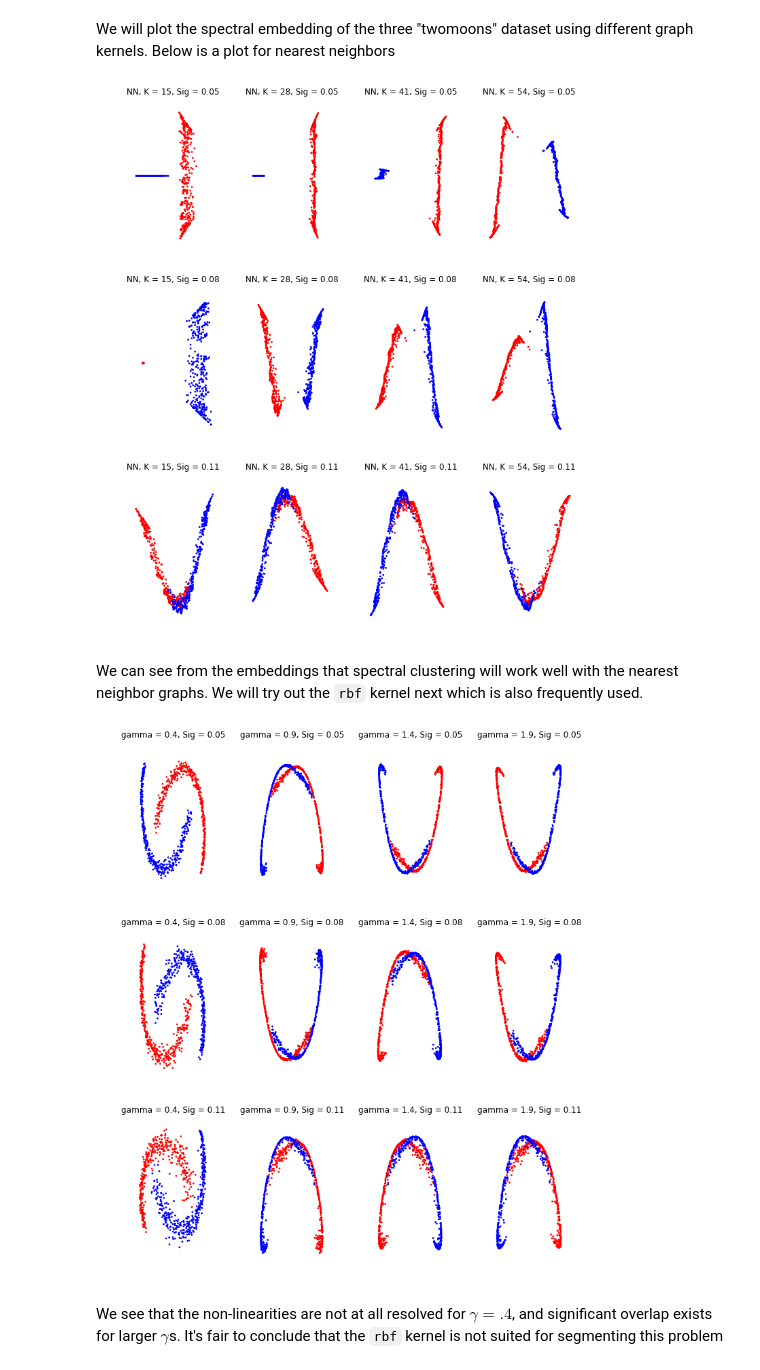
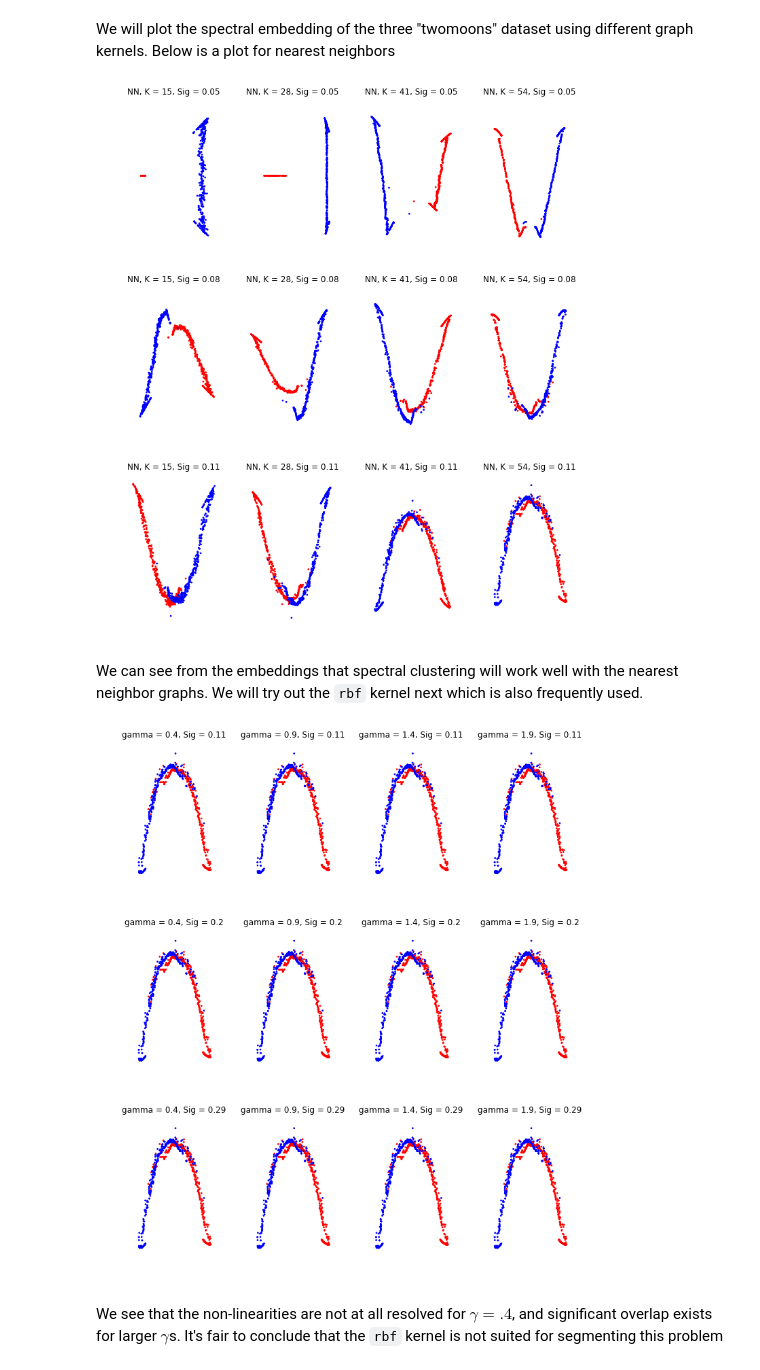
Before and after one commit to mathluo/GraphAlgorithms, a Jupyter notebook: demo/demo1--Intro to Graph Cuts.ipynb, the cells around one changed output. Drawn from its saved outputs; the diff is of its cells as text; code cells hidden in the pictures.

```diff
--- a/demo/demo1--Intro to Graph Cuts.ipynb
+++ b/demo/demo1--Intro to Graph Cuts.ipynb
@@ -46,7 +45,0 @@ plt.show()
-# %%
-from pylab import *
-i = 2
-plt.scatter(x[:,0,i],x[:,1,i],s = 3, color = color)
-plt.axis('off')
-plt.rcParams['figure.figsize'] = (5, 5)
-plt.show()
@@ -63,13 +52,16 @@ A spectral embedding is the projection of $x$ onto $\mathbb{R}^k$ using the eige
 # %% [markdown]
 We will plot the spectral embedding of the three "twomoons" dataset using different graph kernels. Below is a plot for nearest neighbors
 # %%
-# 0-1 nearest neighbor graph
+# rbf nearest neighbor graph
 plt.figure(2)
 plt.rcParams['figure.figsize'] = (12, 14)
 for i in range(3):
     for j in range(4):
-        lap = util.build_laplacian_matrix(raw_data = x[:,:,i],affinity = 'nearest_neighbors', n_neighbors = 15+13*(j))
-        E,V = eigsh(lap,3,which = 'SM')
+        raw_data = x[:,:,i]
+        graph = util.BuildGraph(Eig_solver = 'arpack', affinity = 'rbf', neighbor_type = 'knearest',
+                                n_neighbors = 15+13*(j), Neig = 4,gamma =0.02+.03*(i+1) )
+        graph.build_Laplacian(raw_data)
+        V = graph.laplacian_matrix_['V']
         x_t = V[:,1]
         y_t = V[:,2]
         color = 'r'*n_mid + 'b'*n_mid
@@ -79,28 +71,28 @@ for i in range(3):
         plt.title('NN, K = {K}, Sig = {sigma}'.format(K = 15+13*(j), sigma = 0.02+.03*(i+1)))
 plt.show()
 # %% [output]
-[figure, old version]
+[figure, new version]
 # %% [markdown]
 We can see from the embeddings that spectral clustering will work well with the nearest neighbor graphs. We will try out the  `rbf` kernel next which is also frequently used.
 # %%
-# RBF kernel graph
+# rbf full graph
 plt.figure(3)
 plt.rcParams['figure.figsize'] = (12, 14)
 for i in range(3):
     for j in range(4):
-        kernel_params = {'gamma': .4+.8*j}
-        lap = util.build_laplacian_matrix(raw_data = x[:,:,i],affinity = 'rbf',kernel_params = kernel_params)
-        E,V = eigsh(lap,3,which = 'SM')
+        raw_data = x[:,:,i],
+        graph = util.BuildGraph(Eig_solver = 'arpack', affinity = 'rbf', neighbor_type = 'full',
+                                Neig = 5,gamma = .4+.8*j)
         x_t = V[:,1]
         y_t = V[:,2]
         color = 'r'*n_mid + 'b'*n_mid
         plt.subplot(3,4,i*4+j+1)
         plt.scatter(x_t,y_t,s = 3, color = color)
         plt.axis('off')
-        plt.title('gamma = {g}, Sig = {sigma}'.format(g = .4+.5*j, sigma = 0.02+.03*(i+1)))
+        plt.title('gamma = {g}, Sig = {sigma}'.format(g = .4+.5*j, sigma = 0.02+.09*(i+1)))
 plt.show()
 # %% [output]
-[figure, old version]
+[figure, new version]
 # %% [markdown]
 We see that the non-linearities are not at all resolved for $\gamma = .4$, and significant overlap exists for larger $\gamma$s. It's fair to conclude that the `rbf` kernel is not suited for segmenting this problem
 # %% [markdown]
```
Also changed, not shown: parts of 24 cells of this notebook, 17 other files.
